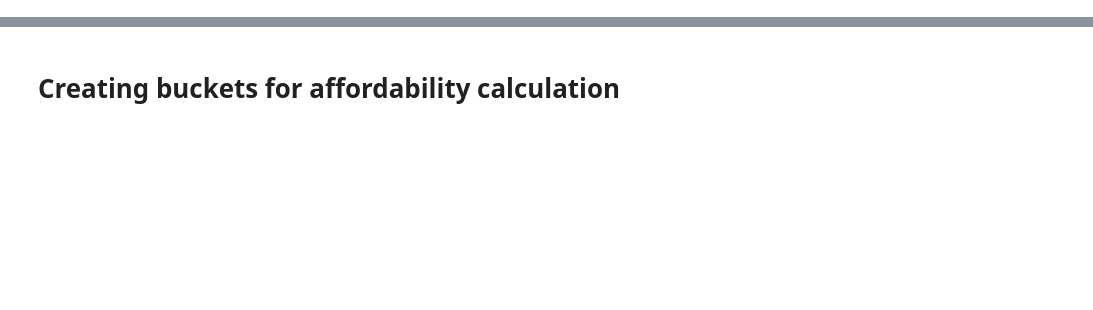
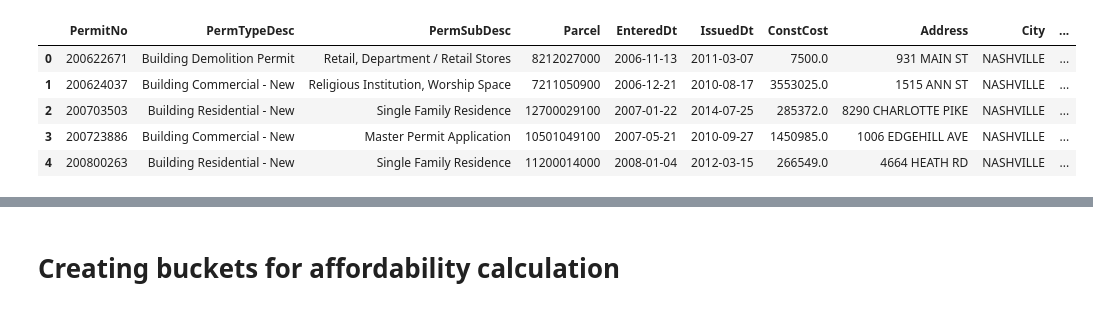
Before and after one commit to asidamo/affordable-housing, a Jupyter notebook: data-question-4-plaid-platypi-david.ipynb, the cells around one changed output, grey strips where cells are left out. Cells and saved outputs as stored; diff of their text form; code cells hidden in the pictures; blank space fills up the shorter version.

```diff
--- a/data-question-4-plaid-platypi-david.ipynb
+++ b/data-question-4-plaid-platypi-david.ipynb
@@ -39,0 +21,2 @@ memory usage: 40.9+ MB
+# %%
+issued = pd.read_excel('/Users/davidhaines/DataScience/data-question-4-affordable-housing-plaid-platypi-plaidypi/metrodata/Issued Building Permits 2010 to Present.xlsx')
@@ -132,3 +106,12 @@ issued.rename(columns={'Permit #': 'PermitNo', 'Permit Type Description':'PermTy
+# %%
+issued.head()
+# %% [output]
+|  | PermitNo | PermTypeDesc | PermSubDesc | Parcel | EnteredDt | IssuedDt | ConstCost | Address | City | ... |
+| 0 | 200622671 | Building Demolition Permit | Retail, Department / Retail Stores | 8212027000 | 2006-11-13 | 2011-03-07 | 7500.0 | 931 MAIN ST | NASHVILLE | ... |
+| 1 | 200624037 | Building Commercial - New | Religious Institution, Worship Space | 7211050900 | 2006-12-21 | 2010-08-17 | 3553025.0 | 1515 ANN ST | NASHVILLE | ... |
+| 2 | 200703503 | Building Residential - New | Single Family Residence | 12700029100 | 2007-01-22 | 2014-07-25 | 285372.0 | 8290 CHARLOTTE PIKE | NASHVILLE | ... |
+| 3 | 200723886 | Building Commercial - New | Master Permit Application | 10501049100 | 2007-05-21 | 2010-09-27 | 1450985.0 | 1006 EDGEHILL AVE | NASHVILLE | ... |
+| 4 | 200800263 | Building Residential - New | Single Family Residence | 11200014000 | 2008-01-04 | 2012-03-15 | 266549.0 | 4664 HEATH RD | NASHVILLE | ... |
 # %%
 issued['EnteredDt'] = pd.to_datetime(issued['EnteredDt'])
 issued['IssuedDt'] = pd.to_datetime(issued['IssuedDt'])
```
Also changed, not shown: parts of 70 cells of this notebook.
